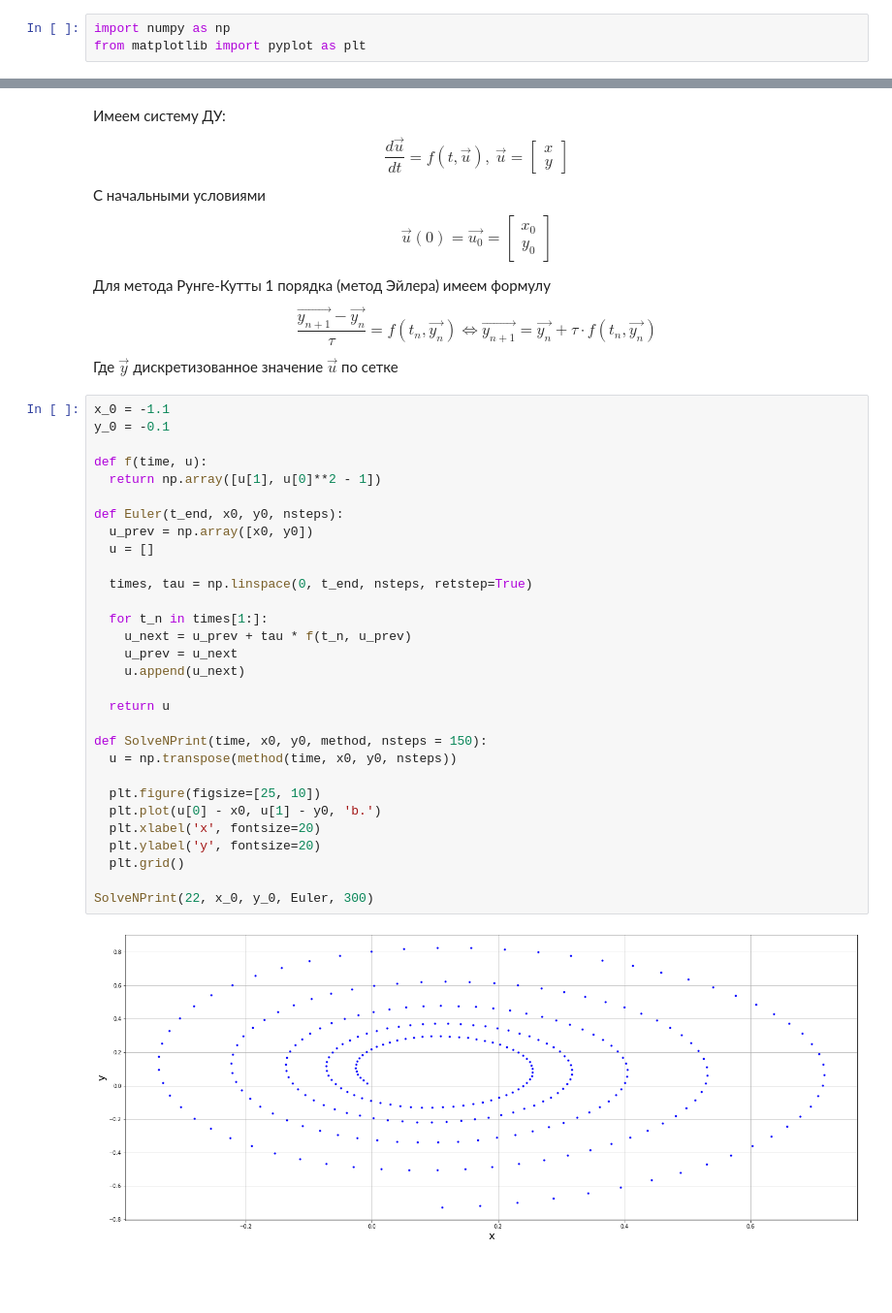
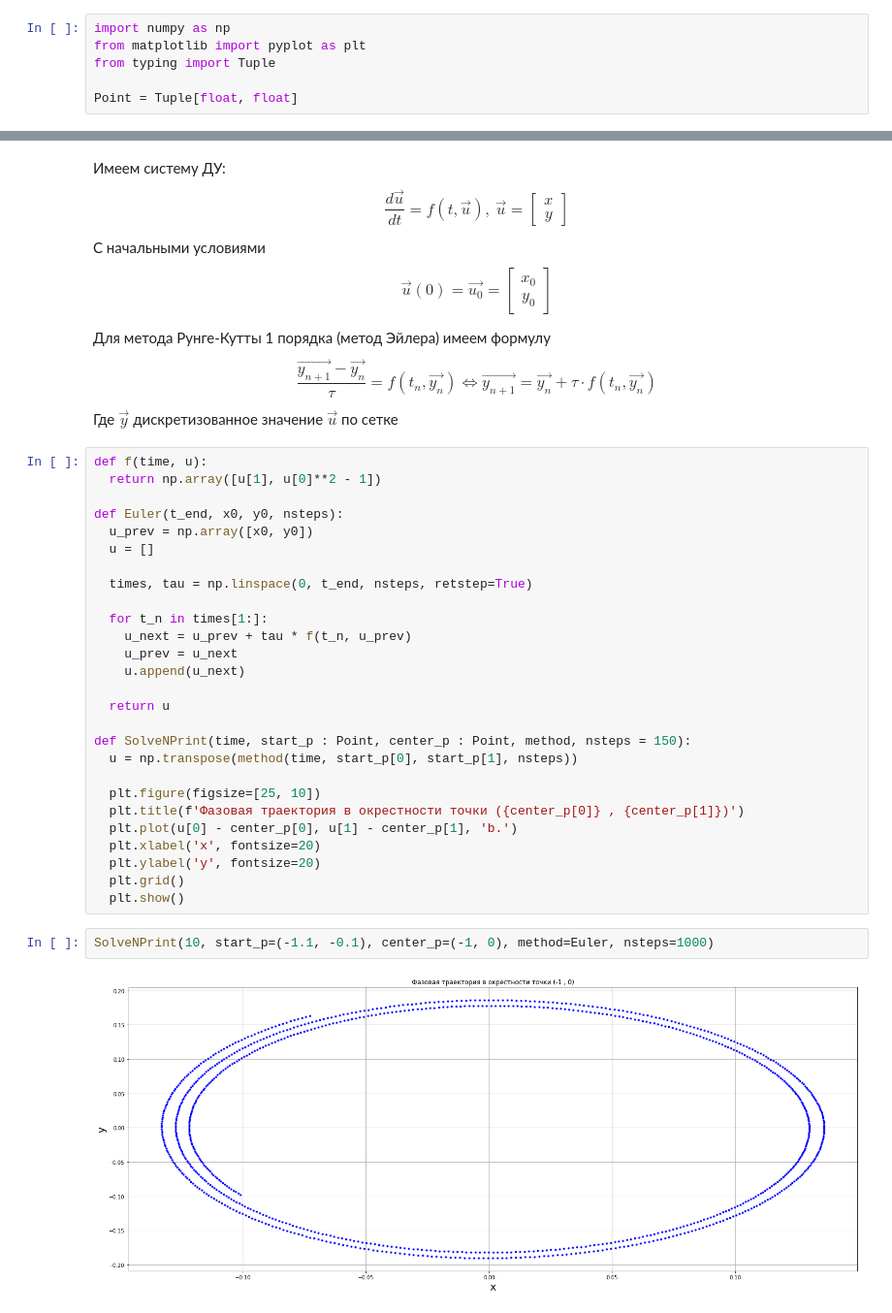
Before and after one commit to derzhavin3016/CompMath, a Jupyter notebook: Lab6/Lab6.ipynb, the cells around one changed output, grey strips where cells are left out. Shown: that part at 97% size. Drawn from its saved outputs; the diff is of its cells as text; blank space fills up the shorter version.

```diff
--- a/Lab6/Lab6.ipynb
+++ b/Lab6/Lab6.ipynb
@@ -11,3 +11,6 @@
 # %%
 import numpy as np
 from matplotlib import pyplot as plt
+from typing import Tuple
+
+Point = Tuple[float, float]
@@ -45,9 +50,6 @@ f\left(t_n, \overrightarrow{y_n} \right) ⇔
 $$
 Где $\overrightarrow{y}$  дискретизованное значение $\overrightarrow{u}$ по сетке
 # %%
-x_0 = -1.1
-y_0 = -0.1
-
 def f(time, u):
   return np.array([u[1], u[0]**2 - 1])
 
@@ -64,15 +66,17 @@ def Euler(t_end, x0, y0, nsteps):
 
   return u
 
-def SolveNPrint(time, x0, y0, method, nsteps = 150):
-  u = np.transpose(method(time, x0, y0, nsteps))
+def SolveNPrint(time, start_p : Point, center_p : Point, method, nsteps = 150):
+  u = np.transpose(method(time, start_p[0], start_p[1], nsteps))
 
   plt.figure(figsize=[25, 10])
-  plt.plot(u[0] - x0, u[1] - y0, 'b.')
+  plt.title(f'Фазовая траектория в окрестности точки ({center_p[0]} , {center_p[1]})')
+  plt.plot(u[0] - center_p[0], u[1] - center_p[1], 'b.')
   plt.xlabel('x', fontsize=20)
   plt.ylabel('y', fontsize=20)
   plt.grid()
-
-SolveNPrint(22, x_0, y_0, Euler, 300)
+  plt.show()
-# %% [output]
-[figure, removed]
+# %%
+SolveNPrint(10, start_p=(-1.1, -0.1), center_p=(-1, 0), method=Euler, nsteps=1000)
+# %% [output]
+[figure, added]
```
Also changed, not shown: parts of 9 cells of this notebook.
